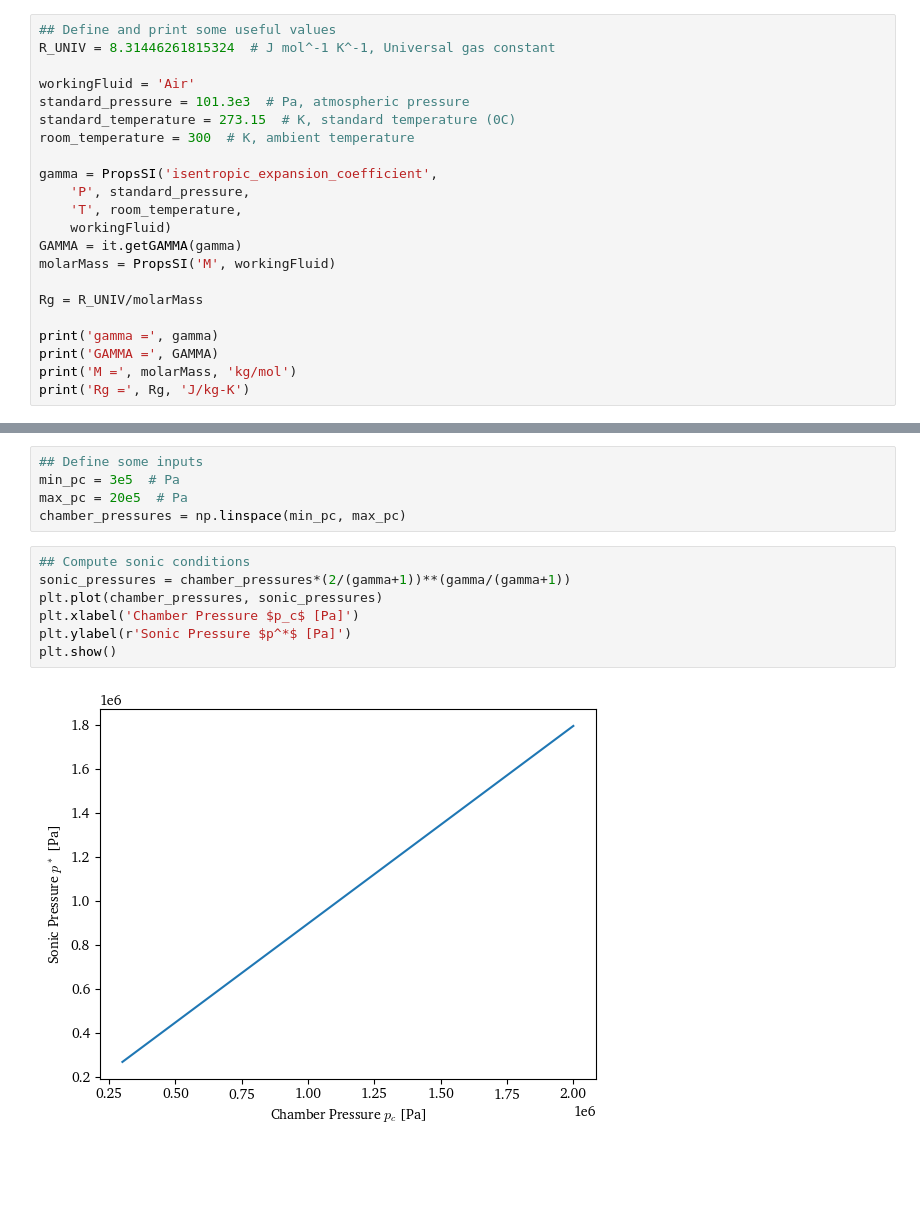
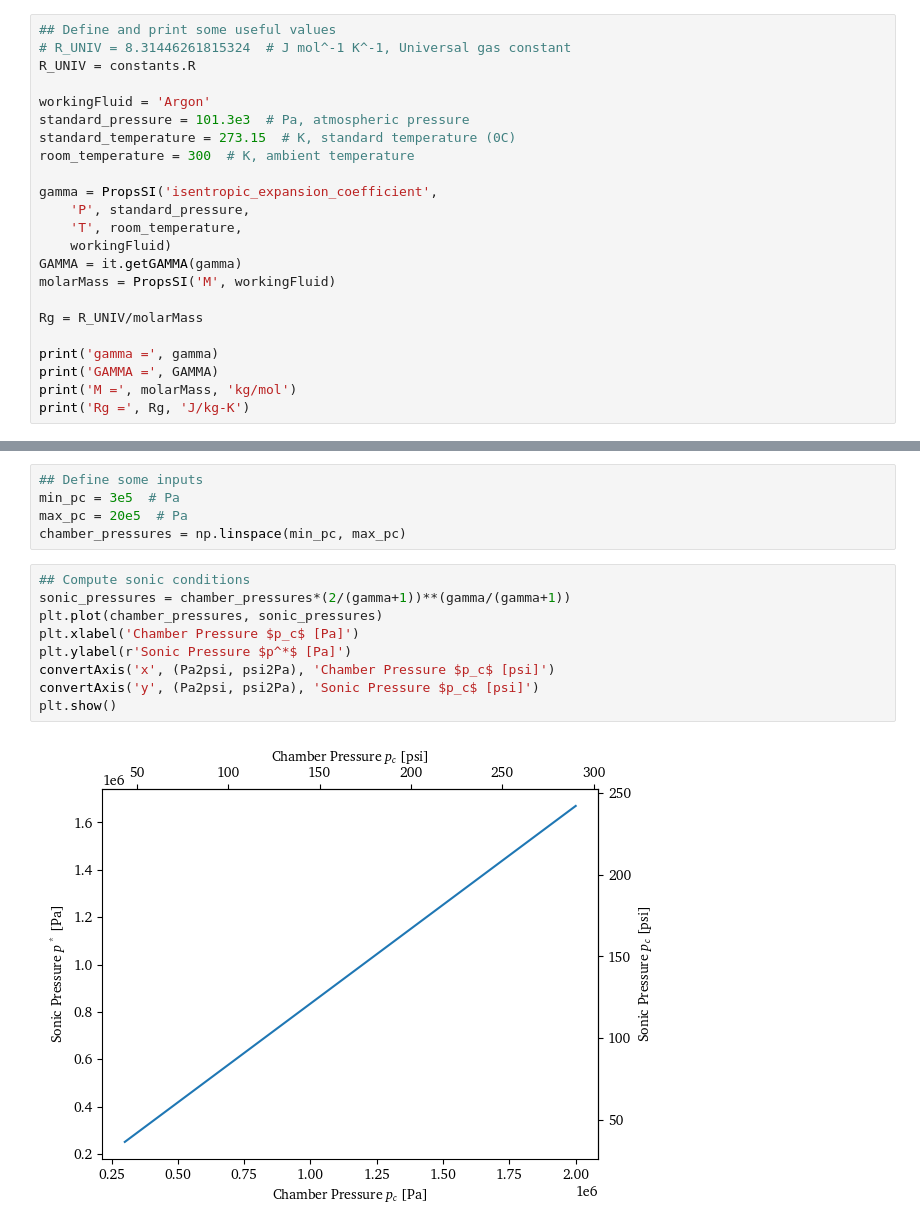
Before and after one commit to eeduplay/MScThesis, a Jupyter notebook: code/generalData.ipynb, the cells around one changed output, grey strips where cells are left out. Drawn from its saved outputs; the diff is of its cells as text; blank space fills up the shorter version.

```diff
--- a/code/generalData.ipynb
+++ b/code/generalData.ipynb
@@ -18,8 +16,9 @@ matplotlib.matplotlib_fname()
 # %%
 ## Define and print some useful values
-R_UNIV = 8.31446261815324  # J mol^-1 K^-1, Universal gas constant
+# R_UNIV = 8.31446261815324  # J mol^-1 K^-1, Universal gas constant
+R_UNIV = constants.R
 
-workingFluid = 'Air'
+workingFluid = 'Argon'
 standard_pressure = 101.3e3  # Pa, atmospheric pressure
 standard_temperature = 273.15  # K, standard temperature (0C)
 room_temperature = 300  # K, ambient temperature
@@ -50,9 +49,11 @@ chamber_pressures = np.linspace(min_pc, max_pc)
 # %%
 ## Compute sonic conditions
 sonic_pressures = chamber_pressures*(2/(gamma+1))**(gamma/(gamma+1))
 plt.plot(chamber_pressures, sonic_pressures)
 plt.xlabel('Chamber Pressure $p_c$ [Pa]')
 plt.ylabel(r'Sonic Pressure $p^*$ [Pa]')
+convertAxis('x', (Pa2psi, psi2Pa), 'Chamber Pressure $p_c$ [psi]')
+convertAxis('y', (Pa2psi, psi2Pa), 'Sonic Pressure $p_c$ [psi]')
 plt.show()
 # %% [output]
-[figure, old version]
+[figure, new version]
```
Also changed, not shown: parts of 9 cells of this notebook, 1 other file.
